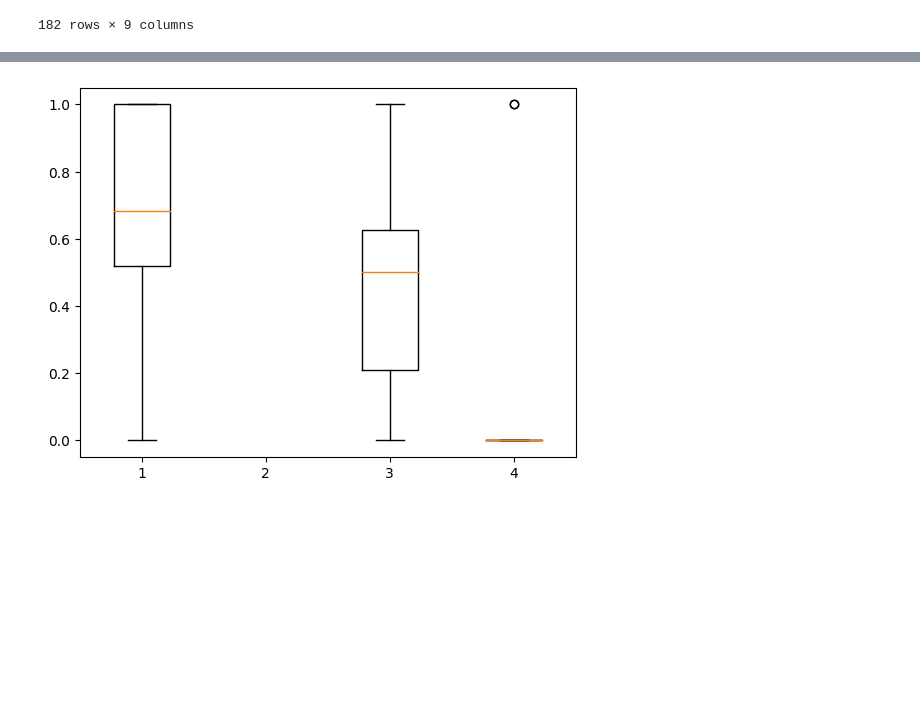
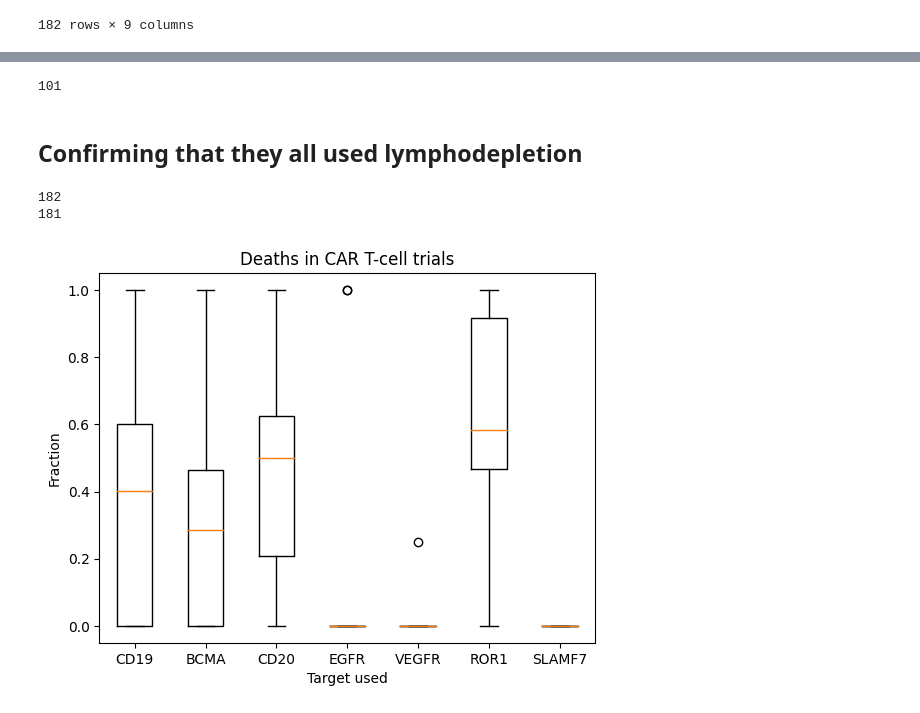
Before and after one commit to Norange01/scRNA-seq_Analysis, a Jupyter notebook: Trial Data Extraction.ipynb, the cells around one changed output, grey strips where cells are left out. Saved outputs shown, nothing was run; the diff lists cells and outputs as text; code cells hidden in the pictures; blank space fills up the shorter version.

```diff
--- a/Trial Data Extraction.ipynb
+++ b/Trial Data Extraction.ipynb
@@ -364,5 +444,45 @@ plt.show()
-# %%
-plt.boxplot([labeled_df.loc[labeled_df["Targets"]=="CD19", "serious"],labeled_df.loc[labeled_df["Targets"]=="BCMA", "deaths"],labeled_df.loc[labeled_df["Targets"]=="CD20", "deaths"],labeled_df.loc[labeled_df["Targets"]=="EGFR", "deaths"]])
-plt.show()
-# %% [output]
-[figure, removed]
+# %%
+len(y)
+# %% [output]
+101
+# %% [markdown]
+## Confirming that they all used lymphodepletion
+# %%
+ctr=0
+lymphodepletion_keywords=[
+    "Cyclophosphamide",
+    "Ifosfamide",
+    "Melphalan",
+    "Fludarabine",
+    "Cladribine",
+    "Methotrexate",
+    "Alemtuzumab",
+    "Rituximab",
+    "Dexamethasone",
+    "Prednisone",
+    "Etoposide",
+    "Bendamustine",
+    "Temozolomide",
+    'chemotherapy',
+    'lymphodeplet'
+]
+for gr in groups:
+    for word in lymphodepletion_keywords:
+        if word in str(gr.trial["protocolSection"]):
+            ctr+=1
+            break
+print(len(groups))
+print(ctr)
+# %% [output]
+182
+181
+# %%
+labeled_df_filtered2 = labeled_df.dropna(subset=["deaths"])
+plt.boxplot([labeled_df_filtered2.loc[labeled_df_filtered2["Targets"]=="CD19", "deaths"],labeled_df_filtered2.loc[labeled_df_filtered2["Targets"]=="BCMA", "deaths"],labeled_df_filtered2.loc[labeled_df_filtered2["Targets"]=="CD20", "deaths"],labeled_df_filtered2.loc[labeled_df_filtered2["Targets"]=="EGFR", "deaths"],labeled_df_filtered2.loc[labeled_df_filtered2["Targets"]=="VEGFR", "deaths"],labeled_df_filtered2.loc[labeled_df_filtered2["Targets"]=="ROR1", "deaths"],labeled_df_filtered2.loc[labeled_df_filtered2["Targets"]=="SLAMF7", "deaths"]])
+plt.title("Deaths in CAR T-cell trials")
+plt.ylabel("Fraction")
+plt.xlabel("Target used")
+plt.xticks(ticks=[1, 2, 3, 4, 5, 6, 7], labels=["CD19", "BCMA", "CD20", "EGFR", "VEGFR", "ROR1", "SLAMF7"])
+plt.show()
+# %% [output]
+[figure, added]
```
Also changed, not shown: parts of 4 cells of this notebook.
